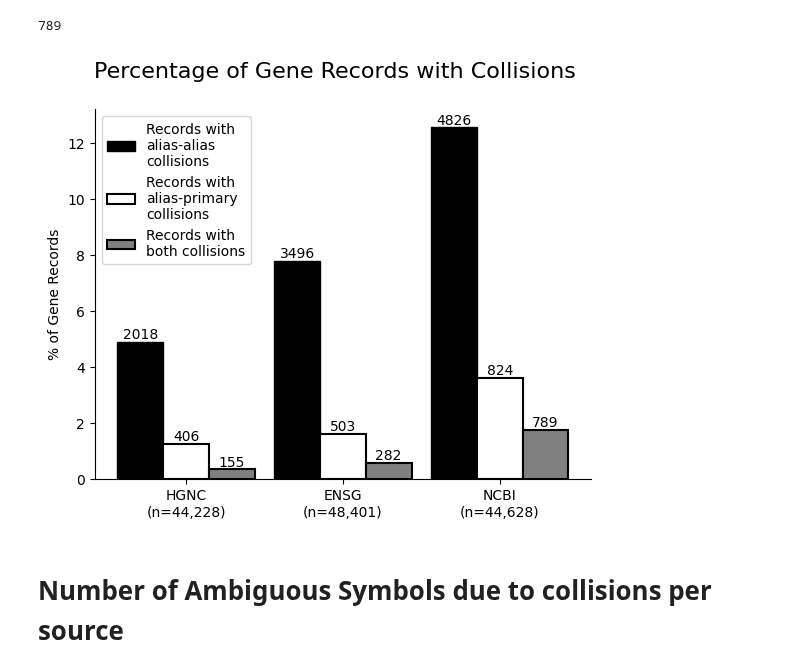
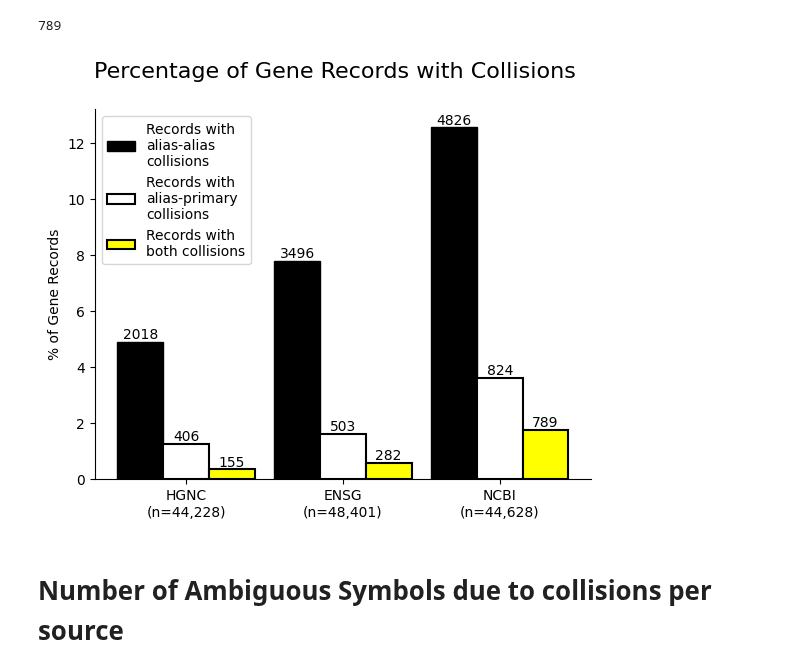
Before and after one commit to cancervariants/gene-harmony-analysis, a Jupyter notebook: analysis/collision_records_and_ambiguous_symbol_analysis.ipynb, the cells around one changed output. Cells and saved outputs as stored; diff of their text form; code cells hidden in the pictures.

Commit message:
change gray bars in prevalence of collisions and ambiguous symbols figure to yellow

```diff
--- a/analysis/collision_records_and_ambiguous_symbol_analysis.ipynb
+++ b/analysis/collision_records_and_ambiguous_symbol_analysis.ipynb
@@ -86,36 +86,36 @@ bar1 = ax.bar(x - .35, percent_records_with_aa_collision, width, label='Records
 # bar2: all white fill with black edge
 bar2 = ax.bar(x, percent_records_with_ap_collision, width, label='Records with\nalias-primary\ncollisions',
               color='white', edgecolor='black', linewidth=1.5)
 
-# bar3: all gray fill with black edge
+# bar3: all yellow fill with black edge
 bar3 = ax.bar(x + .35, percent_records_with_both_collision, width, label='Records with\nboth collisions',
-              color='gray', edgecolor='black', linewidth=1.5)
+              color='yellow', edgecolor='black', linewidth=1.5)
 
 # Add raw count labels on bar1
 for rect, count in zip(bar1, corrected_aa_record_counts):
     ax.text(rect.get_x() + rect.get_width()/2, rect.get_height(), f'{count}', ha='center', va='bottom')
 
 # Add raw count labels on bar2
 for rect, count in zip(bar2, corrected_ap_record_counts):
     ax.text(rect.get_x() + rect.get_width()/2, rect.get_height(), f'{count}', ha='center', va='bottom')
 
 # Add raw count labels on bar3
 for rect, count in zip(bar3, both_collision_record_counts):
     ax.text(rect.get_x() + rect.get_width()/2, rect.get_height(), f'{count}', ha='center', va='bottom')
 
 # Labels and title
 ax.set_ylabel(f'% of Gene Records')
 ax.set_xticks(x)
 ax.set_xticklabels(databases)
 ax.legend(loc='upper left')
 
 ax.spines['top'].set_visible(False)
 ax.spines['right'].set_visible(False)
 
 plt.suptitle("Percentage of Gene Records with Collisions", fontsize=16)
 plt.show()
 # %% [output]
-[figure, old version]
+[figure, new version]
 # %% [markdown]
 # Number of Ambiguous Symbols due to collisions per source
 # %%
```
Also changed, not shown: parts of 1 cell of this notebook.
